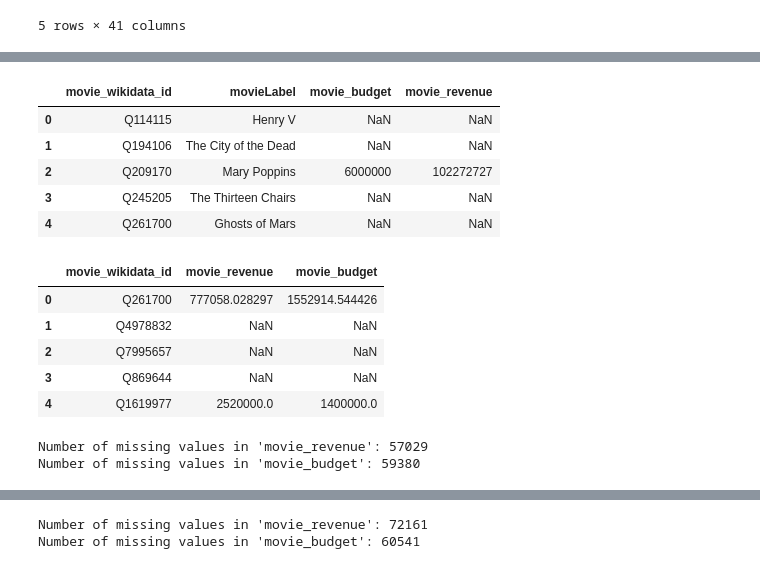
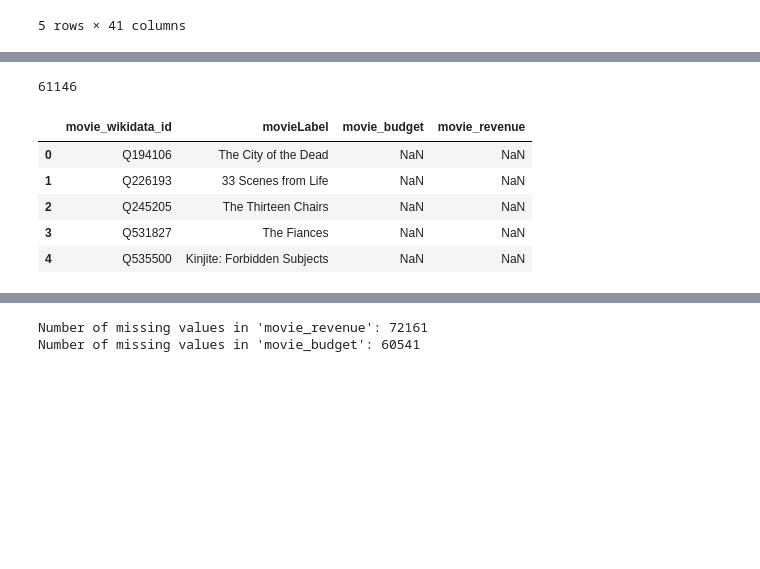
Before and after one commit to epfl-ada/ada-2024-project-ada212, a Jupyter notebook: data_extraction.ipynb, the cells around one changed output, grey strips where cells are left out. Cells and saved outputs as stored; diff of their text form; code cells hidden in the pictures; blank space fills up the shorter version.

```diff
--- a/data_extraction.ipynb
+++ b/data_extraction.ipynb
@@ -635 +711,3 @@ book_adaptation_df.to_csv("book_adaptation.csv", index=False)
+# %%
+book_adaptation_df_query = book_adaptation_df[(book_adaptation_df['movie_revenue'].isna()) | (book_adaptation_df['movie_budget'].isna())]
 # %%
@@ -700,16 +747,21 @@ query ok
+# %%
+test2= (movie_rev_budget['movie_budget'].isnull()).count()
+test2
+# %% [output]
+61146
 # %%
-'''movie_rev_budget['movie'] = movie_rev_budget['movie'].str.replace('http://www.wikidata.org/entity/', '', regex=False)'''
+movie_rev_budget['movie'] = movie_rev_budget['movie'].str.replace('http://www.wikidata.org/entity/', '', regex=False)
 # Remove the URL prefix to keep only the ID
-'''movie_rev_budget = movie_rev_budget.rename(columns={'movie': 'movie_wikidata_id'})'''
+movie_rev_budget = movie_rev_budget.rename(columns={'movie': 'movie_wikidata_id'})
 movie_rev_budget = movie_rev_budget.rename(columns={'budget': 'movie_budget'})
 movie_rev_budget = movie_rev_budget.rename(columns={'revenue': 'movie_revenue'})
 
 
 movie_rev_budget.head()
 # %% [output]
 |  | movie_wikidata_id | movieLabel | movie_budget | movie_revenue |
-| 0 | Q114115 | Henry V | NaN | NaN |
-| 1 | Q194106 | The City of the Dead | NaN | NaN |
-| 2 | Q209170 | Mary Poppins | 6000000 | 102272727 |
-| 3 | Q245205 | The Thirteen Chairs | NaN | NaN |
-| 4 | Q261700 | Ghosts of Mars | NaN | NaN |
+| 0 | Q194106 | The City of the Dead | NaN | NaN |
+| 1 | Q226193 | 33 Scenes from Life | NaN | NaN |
+| 2 | Q245205 | The Thirteen Chairs | NaN | NaN |
+| 3 | Q531827 | The Fiances | NaN | NaN |
+| 4 | Q535500 | Kinjite: Forbidden Subjects | NaN | NaN |
@@ -727,22 +768,3 @@ merged_df = merged_df[['movie_wikidata_id', 'movie_revenue', 'movie_budget']]
-# %%
-merged_df.head()
-# %% [output]
-|  | movie_wikidata_id | movie_revenue | movie_budget |
-| 0 | Q261700 | 777058.028297 | 1552914.544426 |
-| 1 | Q4978832 | NaN | NaN |
-| 2 | Q7995657 | NaN | NaN |
-| 3 | Q869644 | NaN | NaN |
-| 4 | Q1619977 | 2520000.0 | 1400000.0 |
-# %%
-
-missing_revenue_count = merged_df['movie_revenue'].isna().sum()
-print(f"Number of missing values in 'movie_revenue': {missing_revenue_count}")
-
-missing_budget_count = merged_df['movie_budget'].isna().sum()
-print(f"Number of missing values in 'movie_budget': {missing_budget_count}")
-# %% [output]
-Number of missing values in 'movie_revenue': 57029
-Number of missing values in 'movie_budget': 59380
 # %%
 books_and_movies = pd.merge(book_adaptation_df, movie_rev_budget[['movie_wikidata_id', 'movie_budget', 'movie_revenue']], on='movie_wikidata_id', suffixes=('', '_df2'))
 books_and_movies['movie_revenue'] = books_and_movies['movie_revenue'].combine_first(books_and_movies['movie_revenue_df2'])
```
Also changed, not shown: parts of 12 cells of this notebook, 2 other files.
